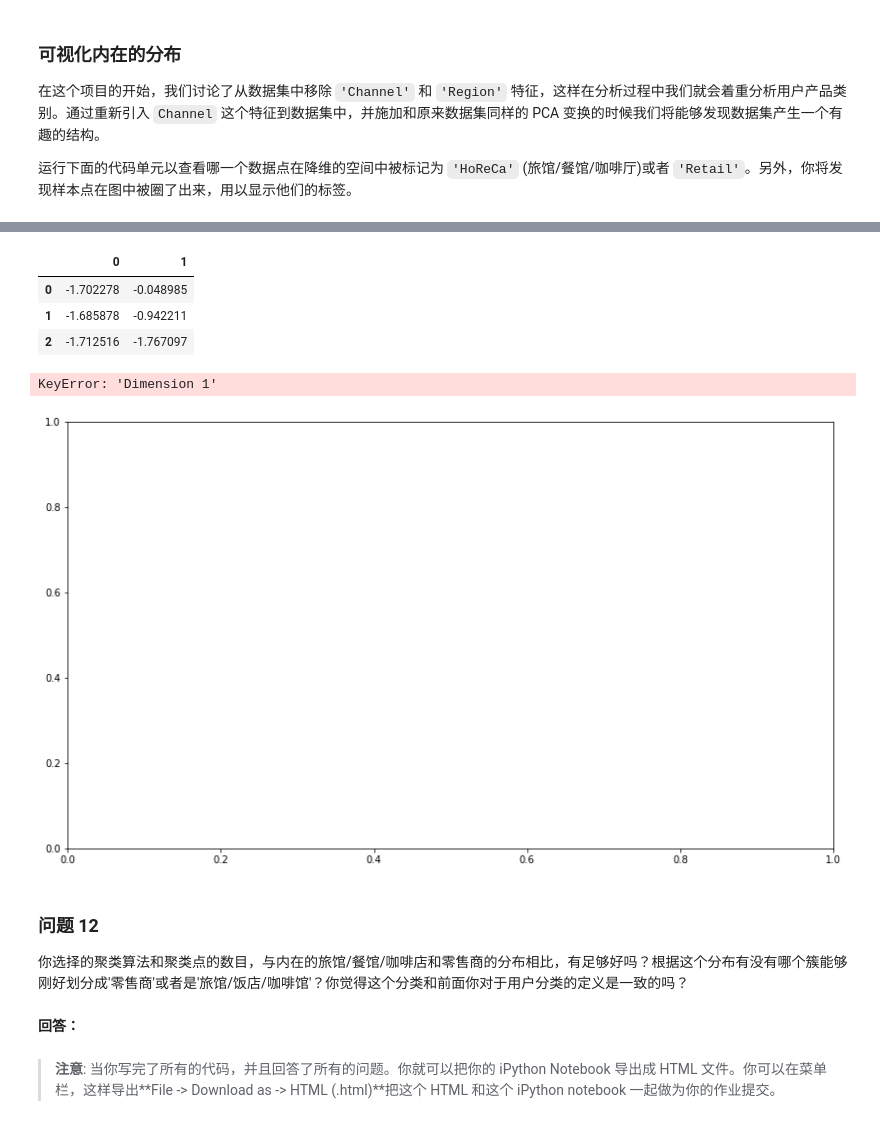
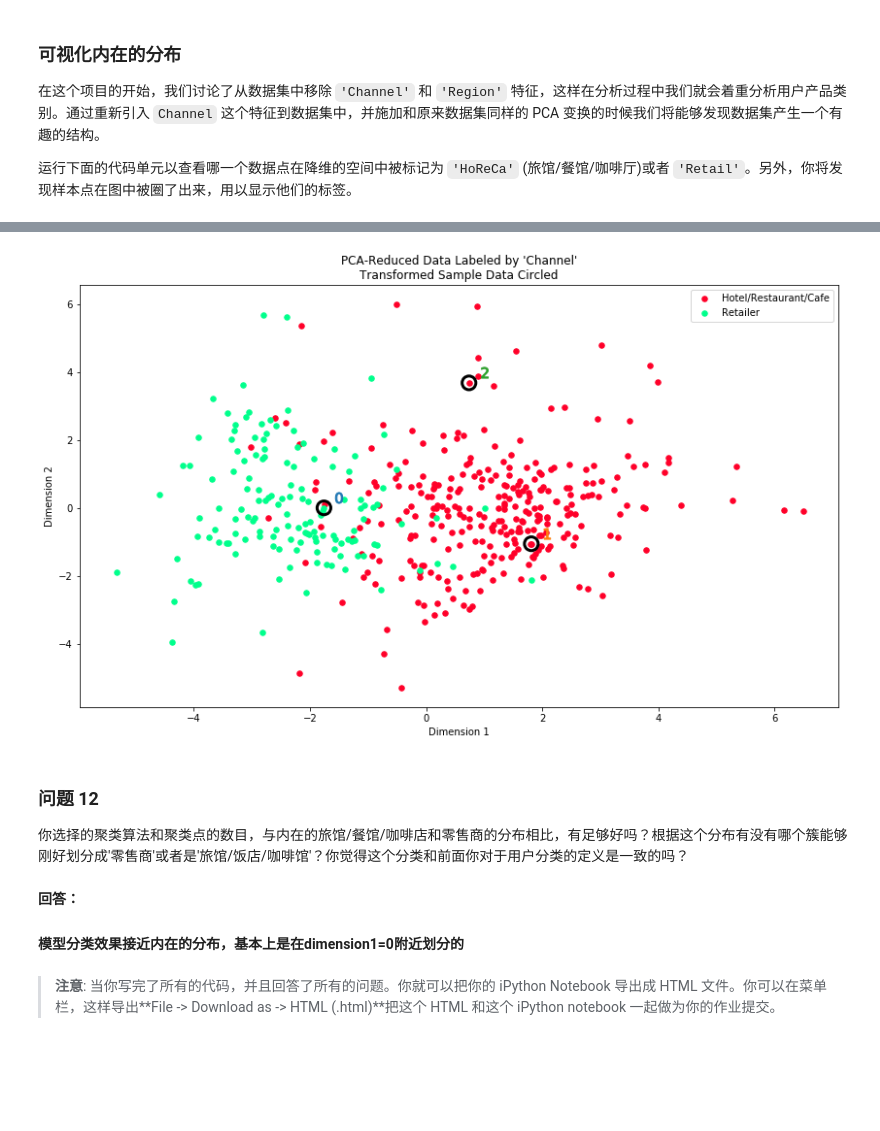
Before and after one commit to qianzzzz/customer_segments, a Jupyter notebook: customer_segments.ipynb, the cells around one changed output, grey strips where cells are left out. Saved outputs shown, nothing was run; the diff lists cells and outputs as text; code cells hidden in the pictures; blank space fills up the shorter version.

```diff
--- a/customer_segments.ipynb
+++ b/customer_segments.ipynb
@@ -355,8 +384,10 @@ display(pd.DataFrame(np.round(pca_samples, 4), columns = pca_results.index.value
  - 使用 `pca.transform` 将 `good_data` 进行转换，并将结果存储在 `reduced_data` 中。
  - 使用 `pca.transform` 将 `log_samples` 进行转换，并将结果存储在 `pca_samples` 中。
 # %%
+from sklearn.decomposition import PCA
 # TODO：通过在good data上进行PCA，将其转换成两个维度
-pca = PCA(n_components=2).fit(good_data)
+pca = PCA(n_components=2)
+pca.fit(good_data)
 
 # TODO：使用上面训练的PCA将good data进行转换
 reduced_data = pca.transform(good_data)
@@ -471,6 +525,22 @@ score
 # %% [markdown]
 ### 聚类可视化
 一旦你选好了通过上面的评价函数得到的算法的最佳聚类数目，你就能够通过使用下面的代码块可视化来得到的结果。作为实验，你可以试着调整你的聚类算法的聚类的数量来看一下不同的可视化结果。但是你提供的最终的可视化图像必须和你选择的最优聚类数目一致。
+# %%
+# TODO：在降维后的数据上使用你选择的聚类算法
+clusterer = GaussianMixture(n_components=2, random_state=random_state)
+clusterer.fit(reduced_data)
+
+# TODO：预测每一个点的簇
+preds = clusterer.predict(reduced_data)
+
+# TODO：找到聚类中心
+centers = clusterer.means_
+
+# TODO：预测在每一个转换后的样本点的类
+sample_preds = clusterer.predict(pca_samples)
+
+# TODO：计算选择的类别的平均轮廓系数（mean silhouette coefficient）
+score = silhouette_score(reduced_data, preds)
 # %%
 # 从已有的实现中展示聚类的结果
 vs.cluster_results(reduced_data, preds, centers, pca_samples)
@@ -484,21 +554,6 @@ vs.cluster_results(reduced_data, preds, centers, pca_samples)
  - 使用 `pca.inverse_transform` 将 `centers` 反向转换，并将结果存储在 `log_centers` 中。
  - 使用 `np.log` 的反函数 `np.exp` 反向转换 `log_centers` 并将结果存储到 `true_centers` 中。
 # %%
-n = 2
-pca = PCA(n_components=n).fit(good_data)
-
-reduced_data = pca.transform(good_data)
-
-pca_samples = pca.transform(log_samples)
-
-clusterer = GaussianMixture(random_state=42, n_components=n).fit(reduced_data)
-
-preds = clusterer.predict(reduced_data)
-
-centers = clusterer.means_
-
-sample_preds = clusterer.predict(pca_samples)
-
 # TODO：反向转换中心点
 log_centers = pca.inverse_transform(centers)
 
@@ -630,23 +664,14 @@ reduced_data_pd
-# %%
-pca_samples = pd.DataFrame(pca_samples)
-# %%
-pca_samples_pd
-# %% [output]
-|  | 0 | 1 |
-| 0 | -1.702278 | -0.048985 |
-| 1 | -1.685878 | -0.942211 |
-| 2 | -1.712516 | -1.767097 |
 # %%
 # 根据‘Channel‘数据显示聚类的结果
-vs.channel_results(reduced_data_pd, outliers, pca_samples)
+vs.channel_results(reduced_data, outliers, pca_samples)
 # %% [output]
-KeyError: 'Dimension 1'
-[figure, old version]
+[figure, new version]
 # %% [markdown]
 ### 问题 12
 
 你选择的聚类算法和聚类点的数目，与内在的旅馆/餐馆/咖啡店和零售商的分布相比，有足够好吗？根据这个分布有没有哪个簇能够刚好划分成'零售商'或者是'旅馆/饭店/咖啡馆'？你觉得这个分类和前面你对于用户分类的定义是一致的吗？
 # %% [markdown]
 **回答：**
+#### 模型分类效果接近内在的分布，基本上是在dimension1=0附近划分的
 # %% [markdown]
 > **注意**: 当你写完了所有的代码，并且回答了所有的问题。你就可以把你的 iPython Notebook 导出成 HTML 文件。你可以在菜单栏，这样导出**File -> Download as -> HTML (.html)**把这个 HTML 和这个 iPython notebook 一起做为你的作业提交。
```
Also changed, not shown: parts of 54 cells of this notebook, 1 other file.
